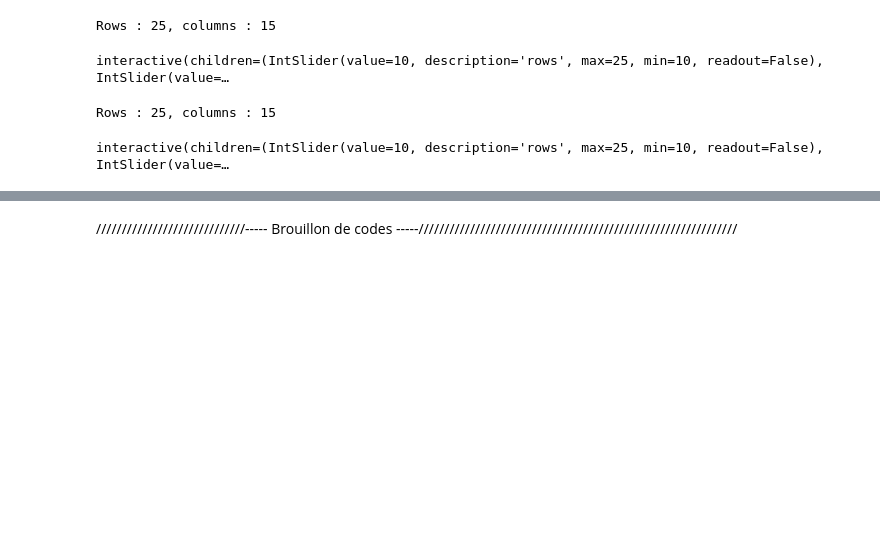
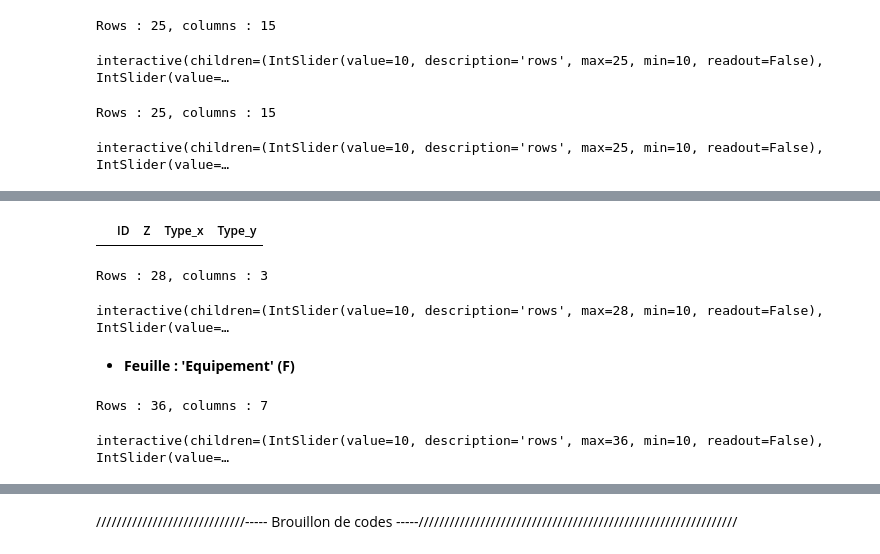
Before and after one commit to kaufmanno/GSDMA, a Jupyter notebook: playground/TFE_test/Concatenate_boreholes_Fev21.ipynb, the cells around one changed output, grey strips where cells are left out. Cells and saved outputs as stored; diff of their text form; code cells hidden in the pictures; blank space fills up the shorter version.

```diff
--- a/playground/TFE_test/Concatenate_boreholes_Fev21.ipynb
+++ b/playground/TFE_test/Concatenate_boreholes_Fev21.ipynb
@@ -996,0 +943,3 @@ For_synth.to_csv('../../CF_data/synthese/Result_traitem/boreholes_5.csv', index=
+# %%
+tmp_for = pd.read_excel('../../CF_data/Data_UMONS/ouvrages/Profils sols et données forages.xls', sheet_name='Piézométrie', skiprows=1)
+gdf_viewer(tmp_for)
@@ -996,0 +949,8 @@ For_synth.to_csv('../../CF_data/synthese/Result_traitem/boreholes_5.csv', index=
+# %%
+merge_tmp=copy.deepcopy(tmp_for[:11])
+merge_tmp.reset_index(inplace=True, drop=True)
+merge_tmp.rename(columns={'z':'Z',}, inplace=True)
+merge_tmp=merge_tmp[['ID', 'Z']]
+merge_tmp['Type']='Piezo'
+
+gdf_viewer(merge_tmp, un_val='ID')
@@ -996,0 +960,8 @@ For_synth.to_csv('../../CF_data/synthese/Result_traitem/boreholes_5.csv', index=
+# %%
+tmp_for=tmp_for[16:]
+tmp_for.reset_index(inplace=True, drop=True)
+tmp_for.drop('ID', axis=1, inplace=True)
+tmp_for.rename(columns={'Unnamed: 8':'Date_Prv','Unnamed: 9':'Terrain', 'Unnamed: 10':'ID'}, inplace=True)
+tmp_for=tmp_for[['ID']]
+tmp_for['Type']='Piezo'
+gdf_viewer(tmp_for)
@@ -996,0 +979,4 @@ For_synth.to_csv('../../CF_data/synthese/Result_traitem/boreholes_5.csv', index=
+# %%
+merge_tmp.merge(tmp_for, how='inner', left_on='ID', right_on='ID')
+# %% [output]
+|  | ID | Z | Type_x | Type_y |
@@ -996,0 +985,8 @@ For_synth.to_csv('../../CF_data/synthese/Result_traitem/boreholes_5.csv', index=
+# %%
+merge_tmp.reset_index(inplace=True, drop=True)
+merge_tmp.drop(merge_tmp.query("ID!=ID").index, inplace=True) # supprimer les lignes avec ID='NaN'
+merge_tmp.reset_index(inplace=True, drop=True)
+gdf_viewer(merge_tmp)
+# %% [output]
+Rows : 28, columns : 3
+interactive(children=(IntSlider(value=10, description='rows', max=28, min=10, readout=False), IntSlider(value=…
@@ -996,0 +995,8 @@ For_synth.to_csv('../../CF_data/synthese/Result_traitem/boreholes_5.csv', index=
+# %% [markdown]
+* **Feuille : 'Equipement' (F)**
+# %%
+tmp_for = pd.read_excel('../../CF_data/Data_UMONS/ouvrages/Profils sols et données forages.xls', sheet_name='Equipement')#, skiprows=1)
+gdf_viewer(tmp_for)
+# %% [output]
+Rows : 36, columns : 7
+interactive(children=(IntSlider(value=10, description='rows', max=36, min=10, readout=False), IntSlider(value=…
```
Also changed, not shown: parts of 87 cells of this notebook.
